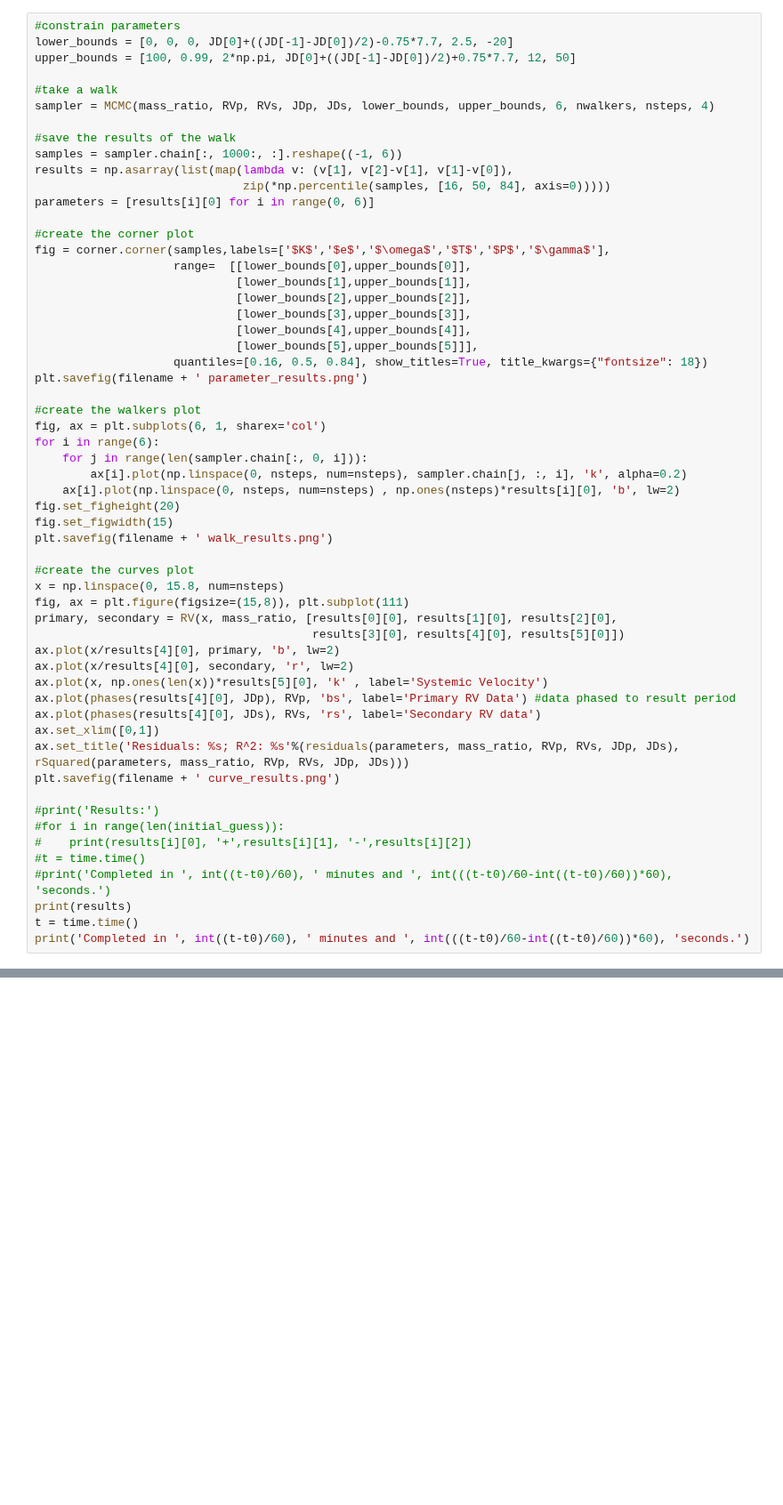
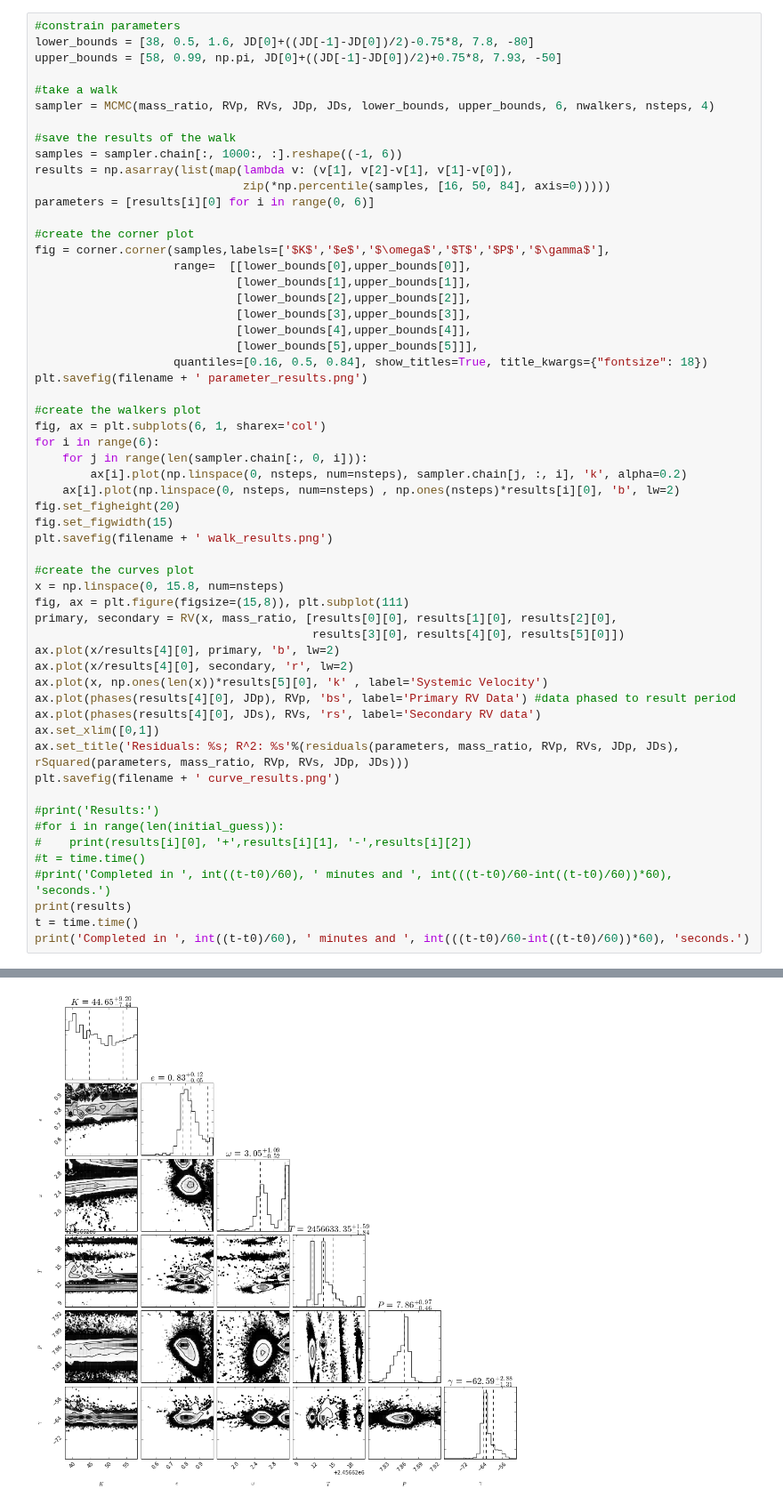
Before and after one commit to jacob-i-skinner/Orbit-Fitting, a Jupyter notebook: Master.ipynb, the cells around one changed output, grey strips where cells are left out. Shown at 89% size. Drawn from its saved outputs; the diff is of its cells as text; blank space fills up the shorter version.

```diff
--- a/Master.ipynb
+++ b/Master.ipynb
@@ -121,7 +115,7 @@ Periodogram peaks above a power of  0.25 :  [ 1.26866947  3.46225706  4.20616937
 # %%
 #constrain parameters
-lower_bounds = [0, 0, 0, JD[0]+((JD[-1]-JD[0])/2)-0.75*7.7, 2.5, -20]
-upper_bounds = [100, 0.99, 2*np.pi, JD[0]+((JD[-1]-JD[0])/2)+0.75*7.7, 12, 50]
+lower_bounds = [38, 0.5, 1.6, JD[0]+((JD[-1]-JD[0])/2)-0.75*8, 7.8, -80]
+upper_bounds = [58, 0.99, np.pi, JD[0]+((JD[-1]-JD[0])/2)+0.75*8, 7.93, -50]
 
 #take a walk
 sampler = MCMC(mass_ratio, RVp, RVs, JDp, JDs, lower_bounds, upper_bounds, 6, nwalkers, nsteps, 4)
@@ -175,3 +169,4 @@ plt.savefig(filename + ' curve_results.png')
 print(results)
 t = time.time()
 print('Completed in ', int((t-t0)/60), ' minutes and ', int(((t-t0)/60-int((t-t0)/60))*60), 'seconds.')
+# %% [output]
@@ -177,0 +180 @@ print('Completed in ', int((t-t0)/60), ' minutes and ', int(((t-t0)/60-int((t-t0
+[figure, added]
```
Also changed, not shown: parts of 4 cells of this notebook, 6 other files.
